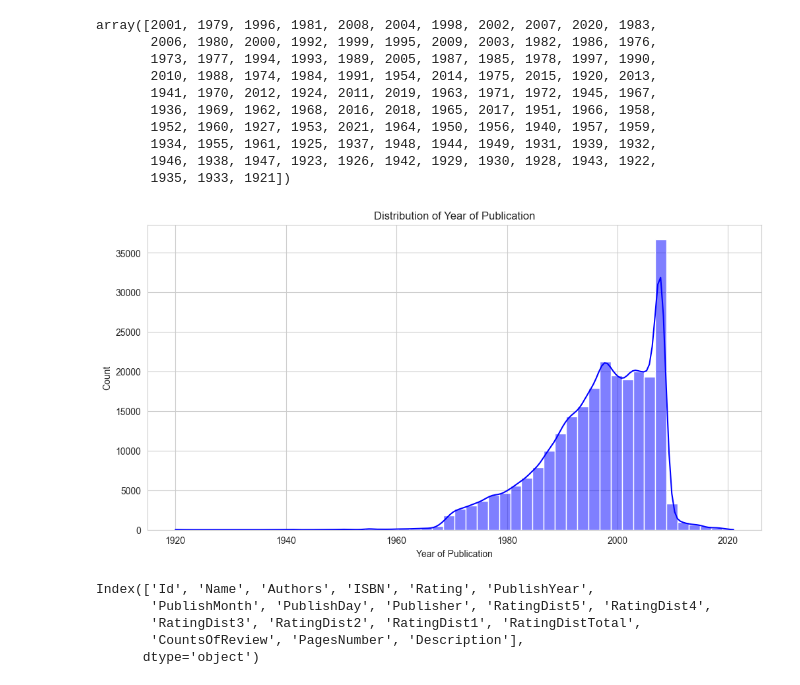
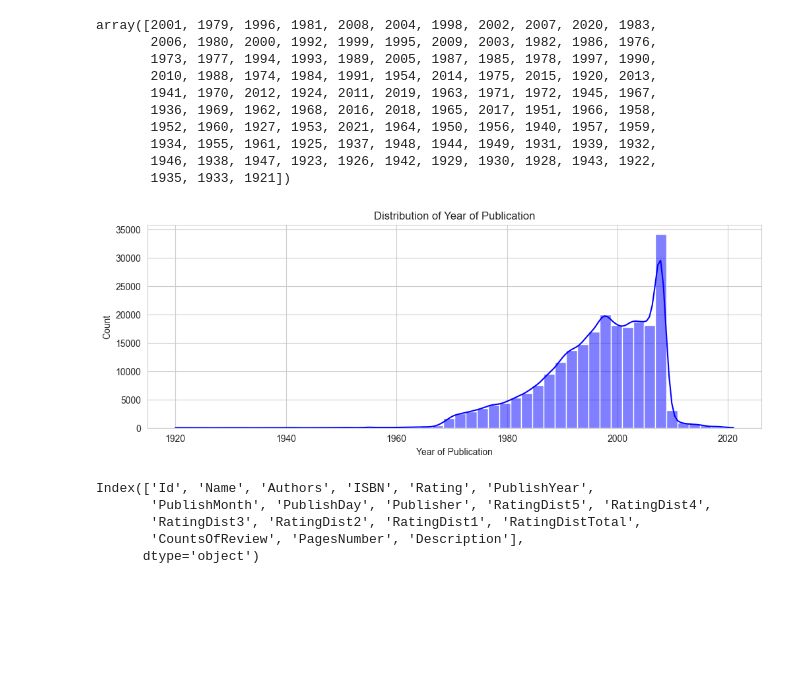
Before and after one commit to Fatemenamdar20/Book_recommendation_sy, a Jupyter notebook: book.ipynb, the cells around one changed output. Drawn from its saved outputs; the diff is of its cells as text; code cells hidden in the pictures; blank space fills up the shorter version.

```diff
--- a/book.ipynb
+++ b/book.ipynb
@@ -194,14 +175,14 @@ array([2001, 1979, 1996, 1981, 2008, 2004, 1998, 2002, 2007, 2020, 1983,
 # %%
 years = df['PublishYear']
 
-plt.figure(figsize=(12, 6))
+plt.figure(figsize=(12, 4))
 sns.histplot(years, bins=50, kde= True, color='blue')
 plt.title("Distribution of Year of Publication")
 plt.xlabel("Year of Publication")
 plt.ylabel("Count")
 plt.show()
 # %% [output]
-[figure, old version]
+[figure, new version]
 # %%
 df.columns
 # %% [output]
```
Also changed, not shown: parts of 6 cells of this notebook.
